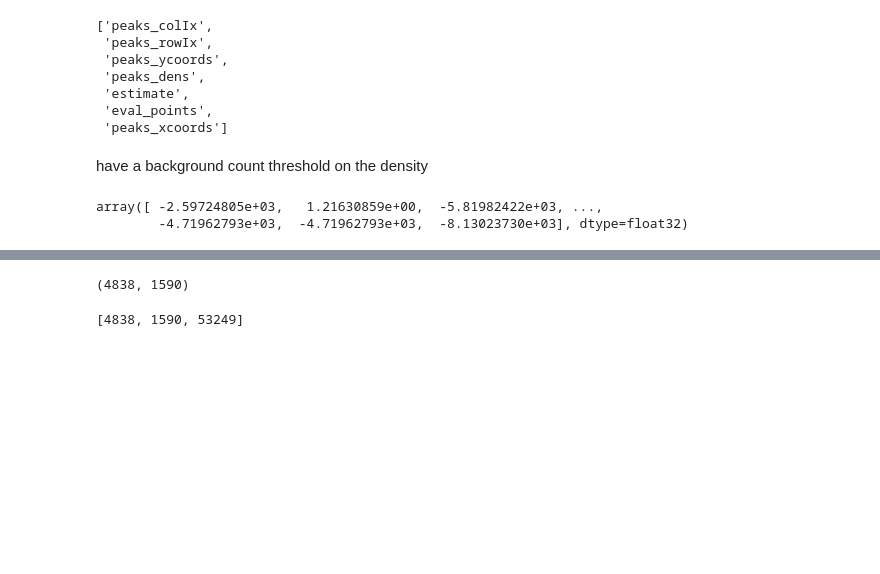
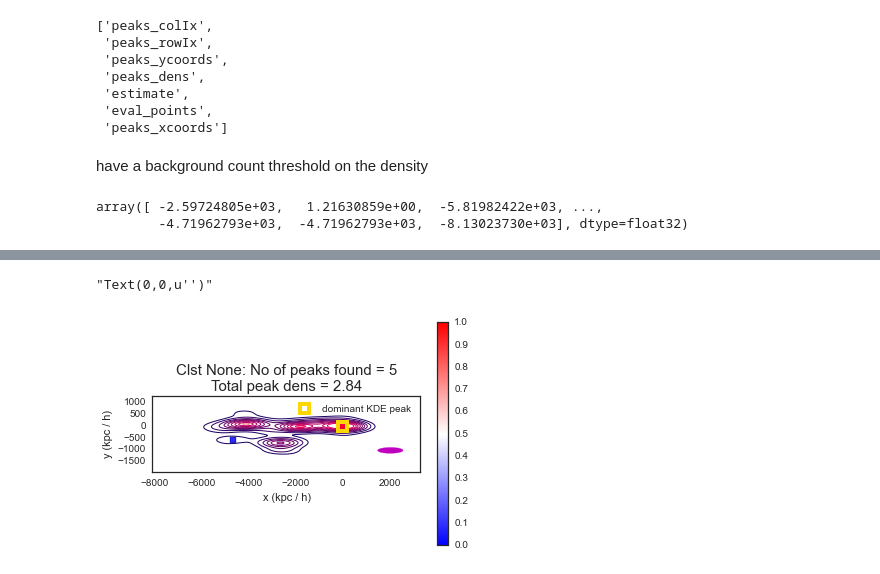
Before and after one commit to karenyyng/galaxy_DM_offset, a Jupyter notebook: code/prototypes/DM_particle_histograms.ipynb, the cells around one changed output, grey strips where cells are left out. Drawn from its saved outputs; the diff is of its cells as text; code cells hidden in the pictures; blank space fills up the shorter version.

Commit message:
good histogram for visualization made for particle data

```diff
--- a/code/prototypes/DM_particle_histograms.ipynb
+++ b/code/prototypes/DM_particle_histograms.ipynb
@@ -162,8 +111,12 @@ array([  0.00000000e+00,   2.00035763e+00,   4.00071526e+00, ...,
-# %%
-counts.shape
-# %% [output]
-(4838, 1590)
-# %%
-bins
-# %% [output]
-[4838, 1590, 53249]
+# %%
+str(xticks[1][0])
+# %% [output]
+"Text(0,0,u'')"
+# %%
+fhat_I_lum = cPickle.load(open("../../data/fhat_I_lum.pkl", "r"))
+# %%
+fhat7_stars = fhat_I_lum[7]
+# %%
+plotg.plot_KDE_peaks(fhat7_stars)
+# %% [output]
+[figure, added]
```
Also changed, not shown: parts of 26 cells of this notebook, 1 other file.
